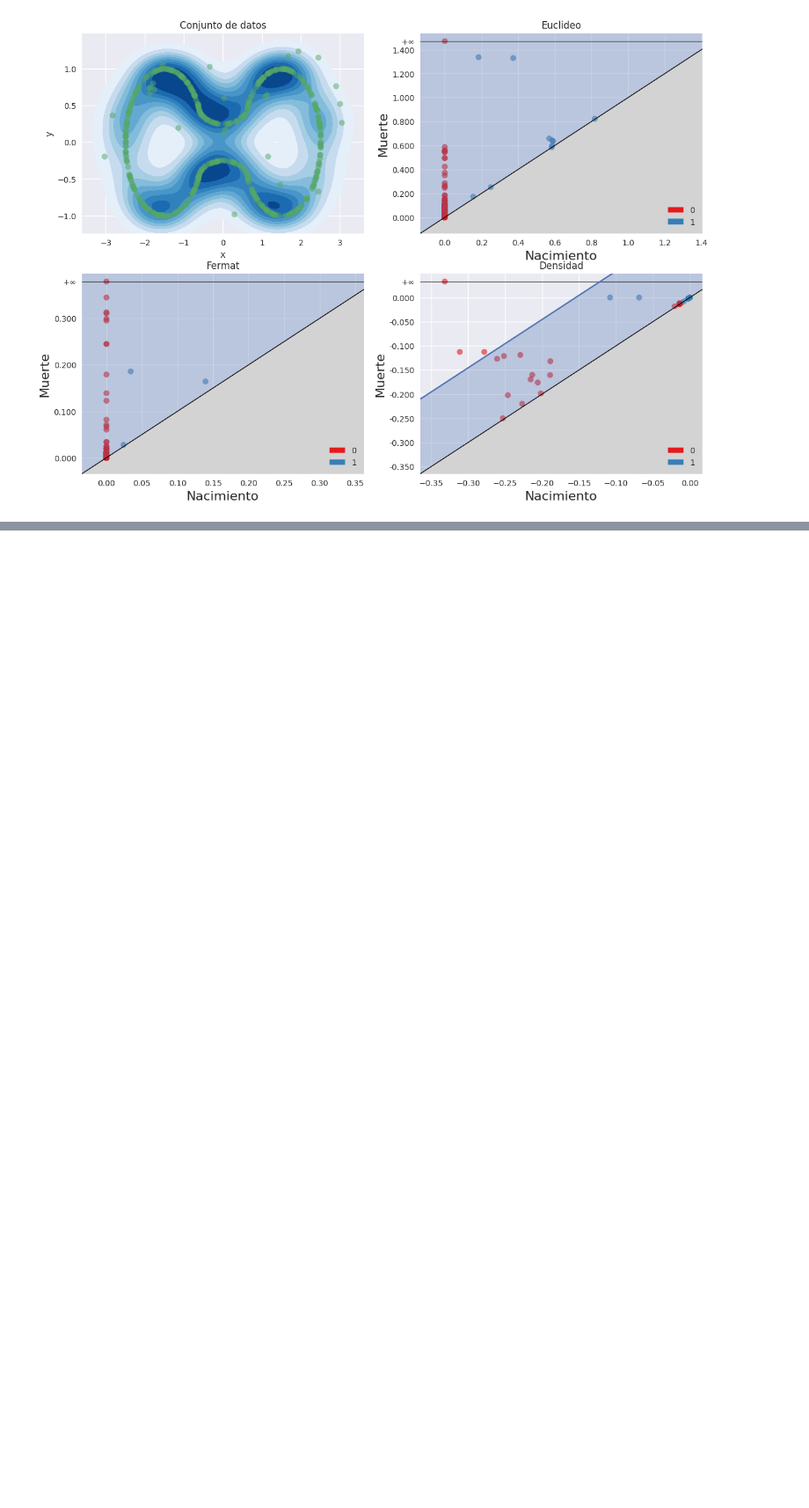
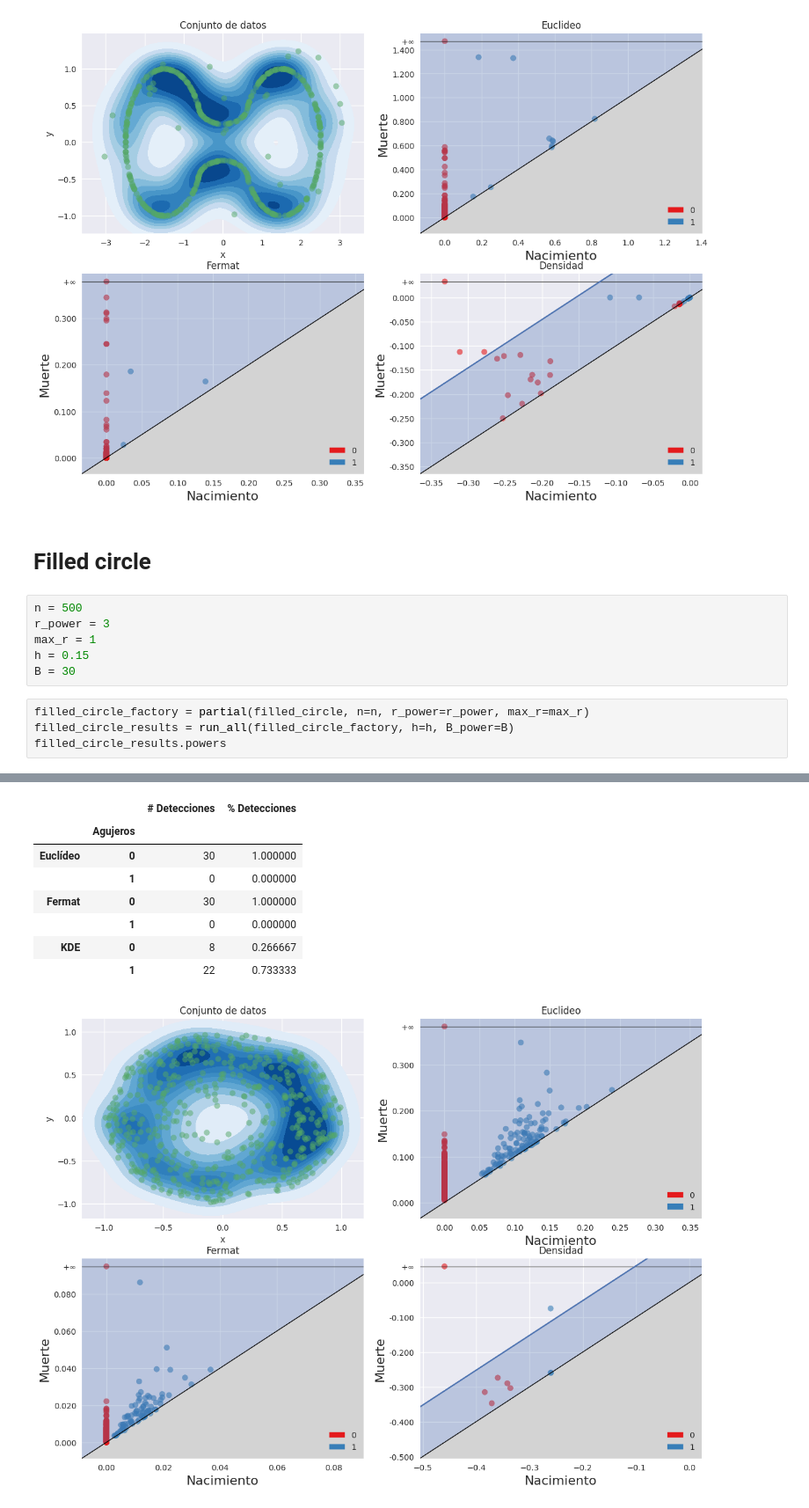
Before and after one commit to diegobatt/pytesis-memfce, a Jupyter notebook: exploration/Power-working.ipynb, the cells around one changed output, grey strips where cells are left out. Shown at 88% size. Saved outputs shown, nothing was run; the diff lists cells and outputs as text; blank space fills up the shorter version.

```diff
--- a/exploration/Power-working.ipynb
+++ b/exploration/Power-working.ipynb
@@ -334,3 +319,16 @@ Finished kde power analysis
 | Fermat | 0 | 30 | 1.0 |
 | KDE | 0 | 30 | 1.0 |
 [figure]
+# %% [markdown]
+# Filled circle
+# %%
+n = 500
+r_power = 3
+max_r = 1
+h = 0.15
+B = 30
+# %%
+filled_circle_factory = partial(filled_circle, n=n, r_power=r_power, max_r=max_r)
+filled_circle_results = run_all(filled_circle_factory, h=h, B_power=B)
+filled_circle_results.powers
+# %% [output]
@@ -336,0 +349,9 @@ Finished kde power analysis
+|  |  | # Detecciones | % Detecciones |
+|  | Agujeros |  |  |
+| Euclídeo | 0 | 30 | 1.000000 |
+|  | 1 | 0 | 0.000000 |
+| Fermat | 0 | 30 | 1.000000 |
+|  | 1 | 0 | 0.000000 |
+| KDE | 0 | 8 | 0.266667 |
+|  | 1 | 22 | 0.733333 |
+[figure, added]
```
Also changed, not shown: parts of 13 cells of this notebook.
